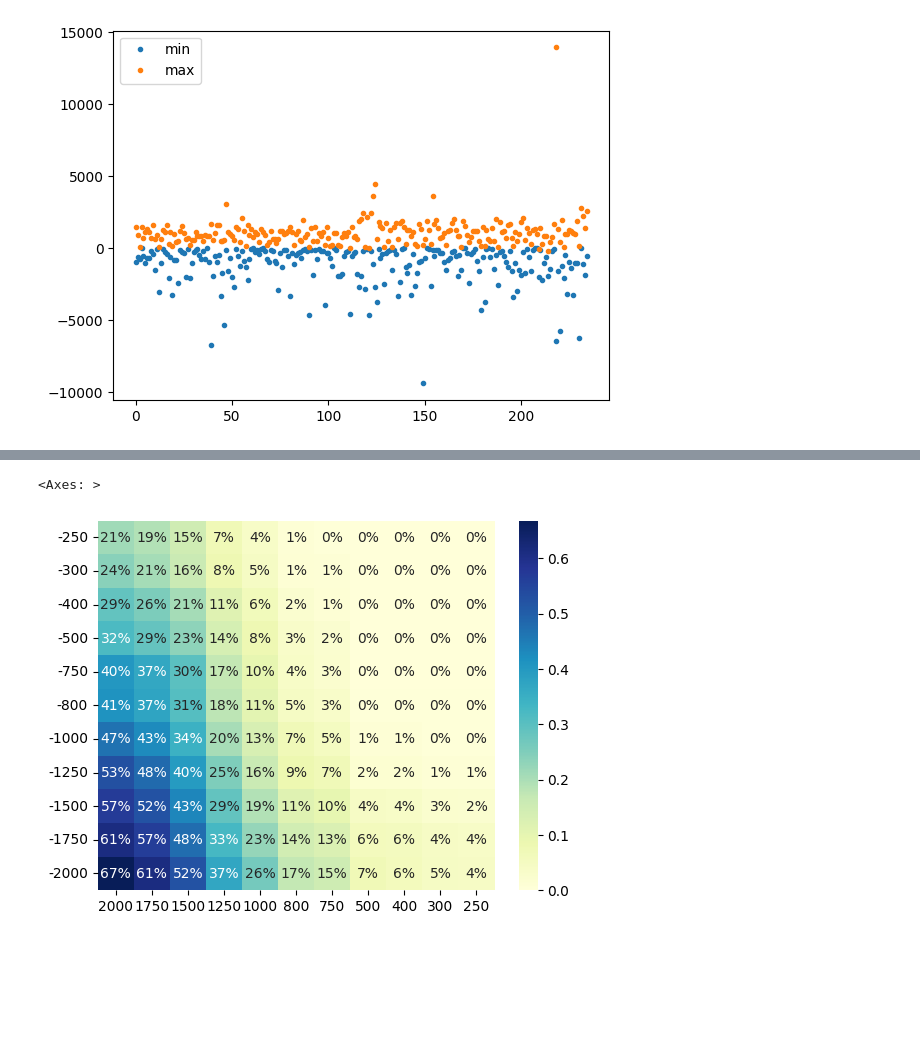
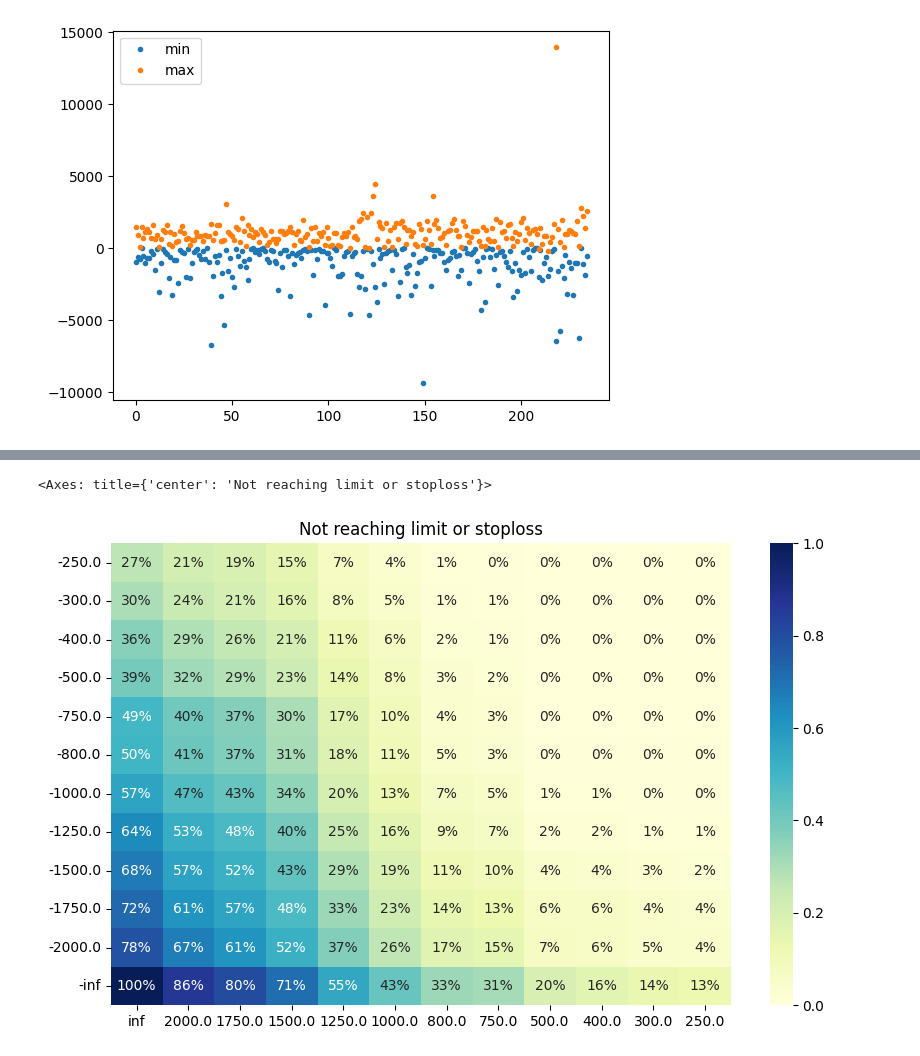
Before and after one commit to yalishanda42/stonksbot, a Jupyter notebook: options/backtest_analysis.ipynb, the cells around one changed output, grey strips where cells are left out. Saved outputs shown, nothing was run; the diff lists cells and outputs as text; code cells hidden in the pictures; blank space fills up the shorter version.

```diff
--- a/options/backtest_analysis.ipynb
+++ b/options/backtest_analysis.ipynb
@@ -98,8 +98,8 @@ daily_min_max_df.plot(style='.')
 # %%
 n_days = daily_min_max_df.shape[0]
 # %%
-profit_categories = [2000, 1750, 1500, 1250, 1000, 800, 750, 500, 400, 300, 250]
-loss_categories = [-250, -300, -400, -500, -750, -800, -1000, -1250, -1500, -1750, -2000]
+profit_categories = [np.inf, 2000, 1750, 1500, 1250, 1000, 800, 750, 500, 400, 300, 250]
+loss_categories = [-250, -300, -400, -500, -750, -800, -1000, -1250, -1500, -1750, -2000, -np.inf]
 
 profit_ratios = {
     cat: sum(
@@ -216,22 +222,24 @@ sns.heatmap(diff_profit_loss_matrix, annot=True, fmt=".0%", cmap="YlGnBu")
 # %%
 not_reaching_limit_or_stoploss_df = pd.DataFrame(
     {
         profit_cat: [
             sum(
                 1 if ((daily_movement >= loss_cat).all() & (daily_movement <= profit_cat).all()) else 0
                 for daily_movement in daily_movements
             ) / n_days
             for loss_cat in loss_categories
         ]
         for profit_cat in profit_categories
     },
     index=loss_categories
 )
 
+plt.figure(figsize=(10, 6))
+plt.title("Not reaching limit or stoploss")
 sns.heatmap(not_reaching_limit_or_stoploss_df, annot=True, fmt=".0%", cmap="YlGnBu")
 # %% [output]
-<Axes: >
+<Axes: title={'center': 'Not reaching limit or stoploss'}>
-[figure, old version]
+[figure, new version]
 # %%
 # total profit
 
```
Also changed, not shown: parts of 6 cells of this notebook.
